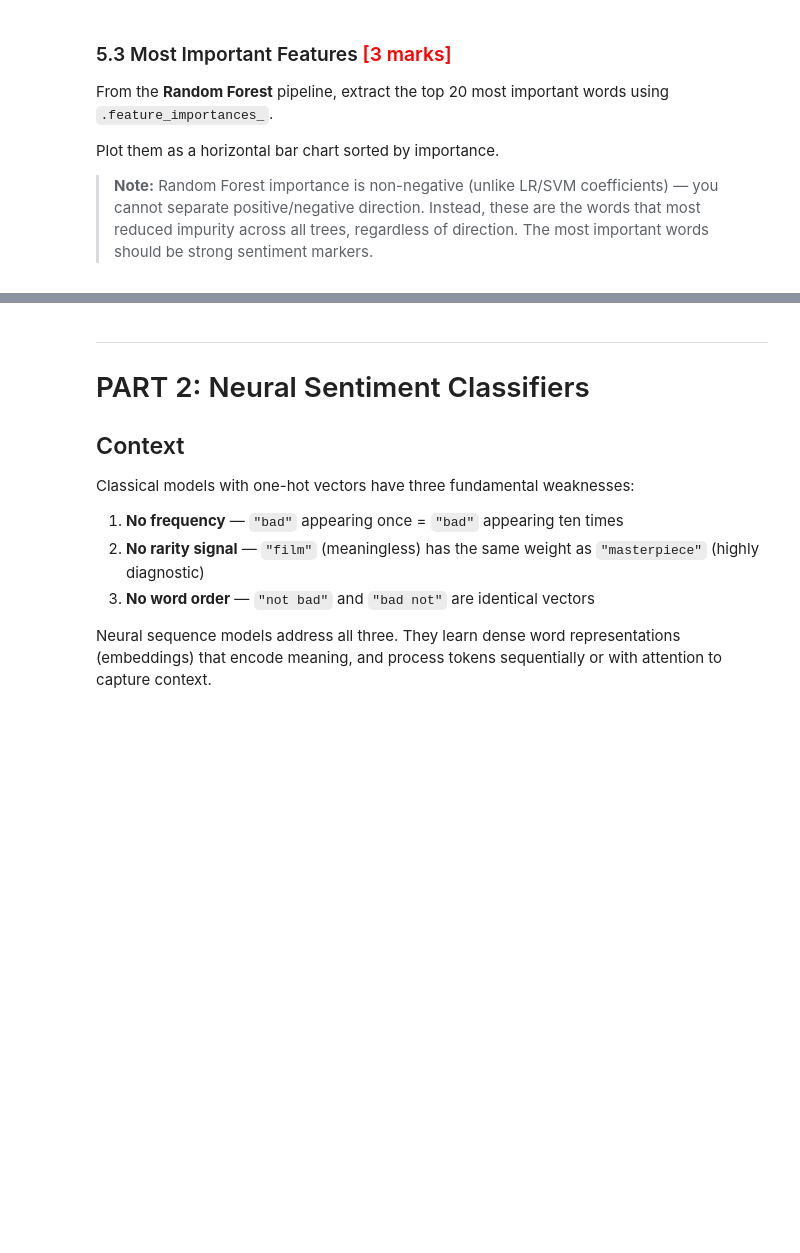
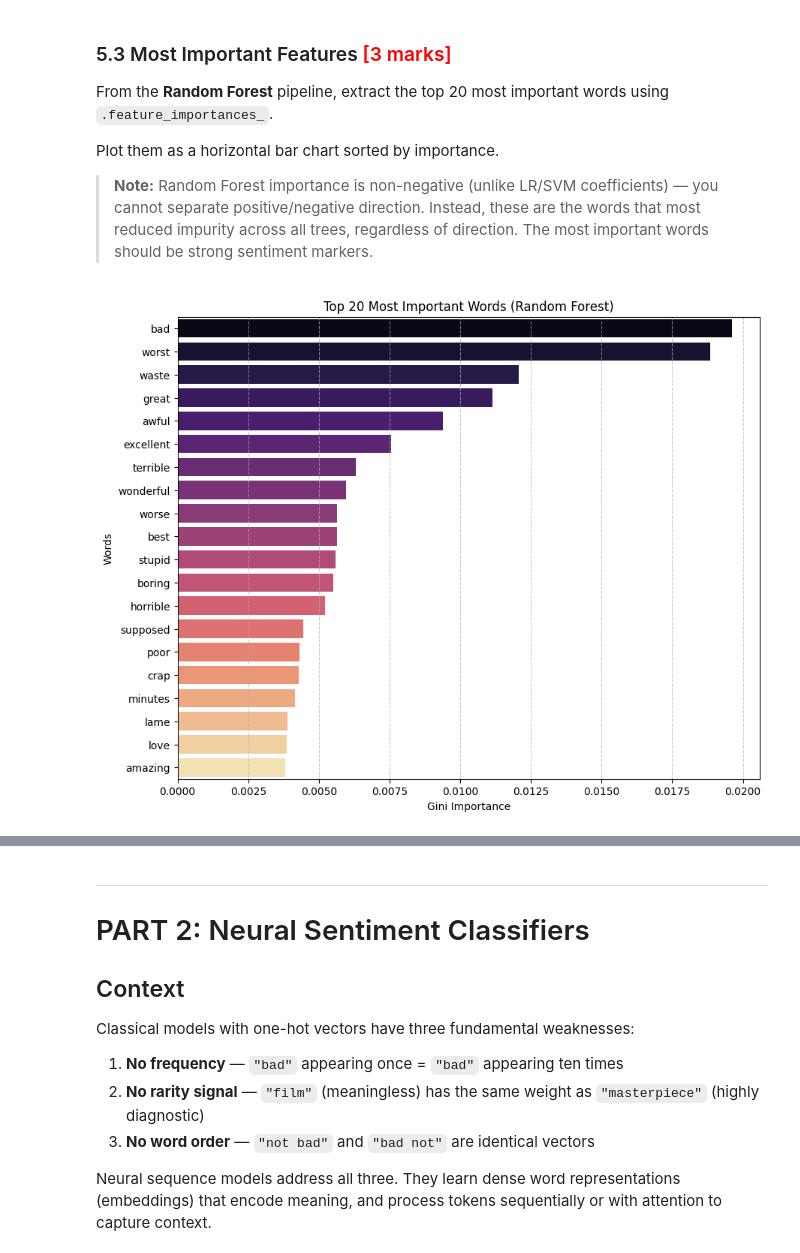
Before and after one commit to mkamdar/applied_ai_agentic_ai, a Jupyter notebook: Classification-Assignment-IMDB/IMDB_Sentiment_Exercise.ipynb, the cells around one changed output, grey strips where cells are left out. Cells and saved outputs as stored; diff of their text form; code cells hidden in the pictures; blank space fills up the shorter version.

```diff
--- a/Classification-Assignment-IMDB/IMDB_Sentiment_Exercise.ipynb
+++ b/Classification-Assignment-IMDB/IMDB_Sentiment_Exercise.ipynb
@@ -733,7 +792,33 @@ Plot them as a horizontal bar chart sorted by importance.
 
 > **Note:** Random Forest importance is non-negative (unlike LR/SVM coefficients) — you cannot separate positive/negative direction. Instead, these are the words that most reduced impurity across all trees, regardless of direction. The most important words should be strong sentiment markers.
 # %%
-### CODE HERE ###
+# 1. Extract the best estimator and the vectorizer from the pipeline
+best_rf = grid_rf.best_estimator_.named_steps['clf']
+vec = grid_rf.best_estimator_.named_steps['vec']
+
+# 2. Get feature names and their importance scores
+feature_names = vec.get_feature_names_out()
+importances = best_rf.feature_importances_
+
+# 3. Create a DataFrame for visualization
+importance_df = pd.DataFrame({
+    'Word': feature_names,
+    'Importance': importances
+})
+
+# 4. Sort and select the top 20
+top_20_features = importance_df.sort_values(by='Importance', ascending=False).head(20)
+
+# 5. Plot
+plt.figure(figsize=(10, 8))
+sns.barplot(x='Importance', y='Word', data=top_20_features, palette='magma')
+plt.title('Top 20 Most Important Words (Random Forest)')
+plt.xlabel('Gini Importance')
+plt.ylabel('Words')
+plt.grid(axis='x', linestyle='--', alpha=0.7)
+plt.show()
+# %% [output]
+[figure, added]
 # %% [markdown]
 ## Stage 6: Part 1 Reflection  <font color="red">**[8 marks]**</font>
 
```
Also changed, not shown: parts of 7 cells of this notebook.
